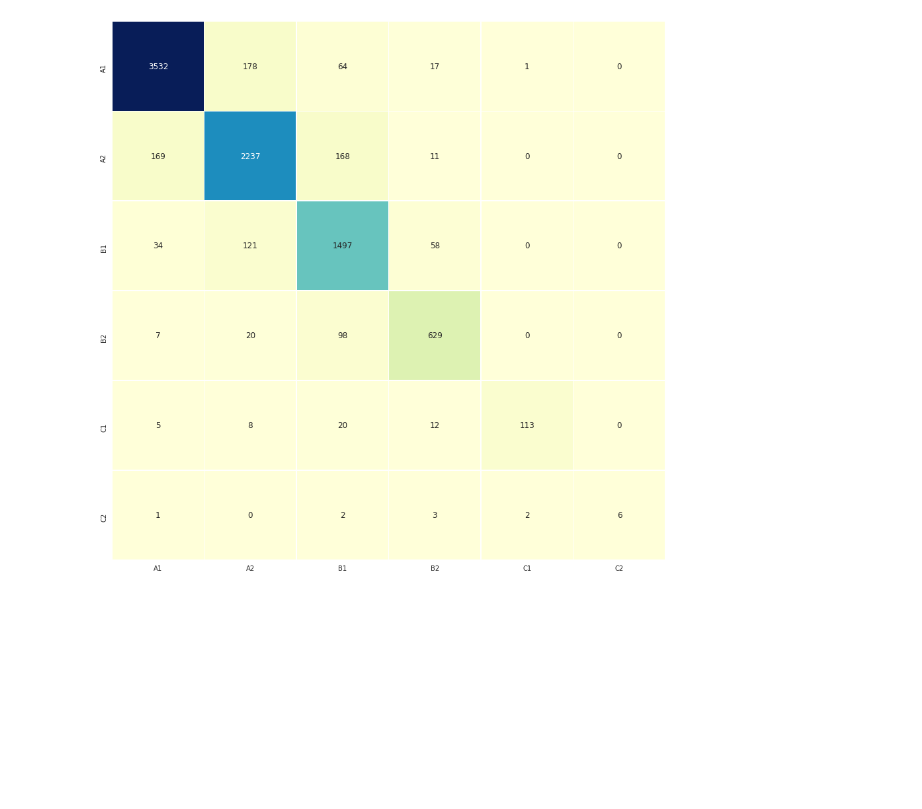
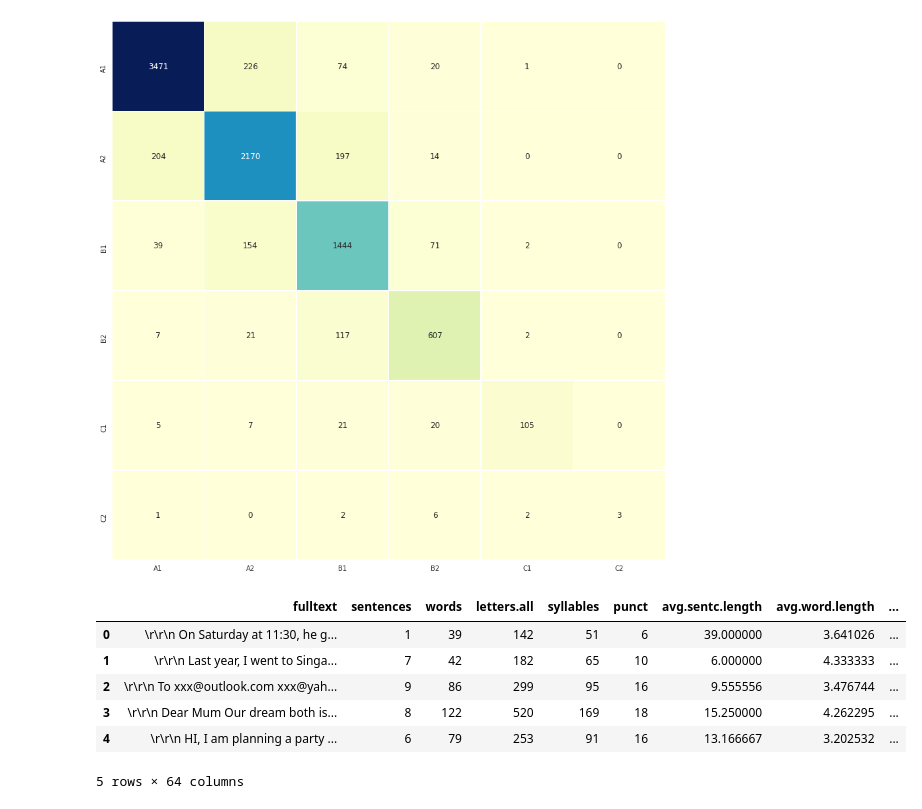
Before and after one commit to sammous/cap2018, a Jupyter notebook: cap2018.ipynb, the cells around one changed output. Drawn from its saved outputs; the diff is of its cells as text; code cells hidden in the pictures; blank space fills up the shorter version.

```diff
--- a/cap2018.ipynb
+++ b/cap2018.ipynb
@@ -215,6 +248,7 @@ sns.distplot(rp)
 [figure]
 # %%
 data['ratio_spell'] = rp
+test_data['ratio_spell'] = testrp
 data.head()
 # %% [output]
 |  | fulltext | sentences | words | letters.all | syllables | punct | avg.sentc.length | avg.word.length | ... |
@@ -227,6 +261,9 @@ data.head()
 # %%
 data['MATTR'] = data['MATTR'].fillna(data.MATTR.mean())
 data['MSTTR'] = data['MSTTR'].fillna(data.MSTTR.mean())
+
+test_data['MATTR'] = test_data['MATTR'].fillna(test_data.MATTR.mean())
+test_data['MSTTR'] = test_data['MSTTR'].fillna(test_data.MSTTR.mean())
 # %% [markdown]
 ## Model
 # %%
@@ -247,6 +284,7 @@ train_cols.remove("fulltext")
 train_cols.remove("spacy_text")
 train_cols.remove("level1")
 train_cols.remove("tokens_gensim")
+train_cols.remove("fulltext_reg")
 target = "level1"
 
 Y = data[target].astype('str')
@@ -342,3 +382,30 @@ cnf_matrix = confusion_matrix(y_test, y_pred)
 ax = sns.heatmap(cnf_matrix, xticklabels=['A1','A2','B1','B2','C1','C2'], yticklabels=['A1','A2','B1','B2','C1','C2'], annot=True, cbar=False, linewidths=.5, cmap="YlGnBu", fmt='g')
 # %% [output]
 [figure]
+# %%
+test_cols = test_data.columns.tolist()
+test_cols.remove("text")
+test_cols.remove("fulltext")
+
+test_cols.remove("spacy_text")
+test_cols.remove("tokens_gensim")
+test_cols.remove("fulltext_reg")
+
+y_pred = model.predict(test_data[test_cols])
+predictions = [round(value) for value in y_pred]
+# %%
+predictions = [int(x) for x in predictions]
+labels = label_encoder.inverse_transform(predictions)
+
+test_pred = test_data.copy()
+
+test_pred['prediction'] = labels
+test_pred.head()
+# %% [output]
+|  | fulltext | sentences | words | letters.all | syllables | punct | avg.sentc.length | avg.word.length | ... |
+| 0 | \r\r\n On Saturday at 11:30, he g... | 1 | 39 | 142 | 51 | 6 | 39.000000 | 3.641026 | ... |
+| 1 | \r\r\n Last year, I went to Singa... | 7 | 42 | 182 | 65 | 10 | 6.000000 | 4.333333 | ... |
+| 2 | \r\r\n To xxx@outlook.com xxx@yah... | 9 | 86 | 299 | 95 | 16 | 9.555556 | 3.476744 | ... |
+| 3 | \r\r\n Dear Mum Our dream both is... | 8 | 122 | 520 | 169 | 18 | 15.250000 | 4.262295 | ... |
+| 4 | \r\r\n HI, I am planning a party ... | 6 | 79 | 253 | 91 | 16 | 13.166667 | 3.202532 | ... |
+5 rows × 64 columns
```
Also changed, not shown: parts of 18 cells of this notebook, 1 other file.
